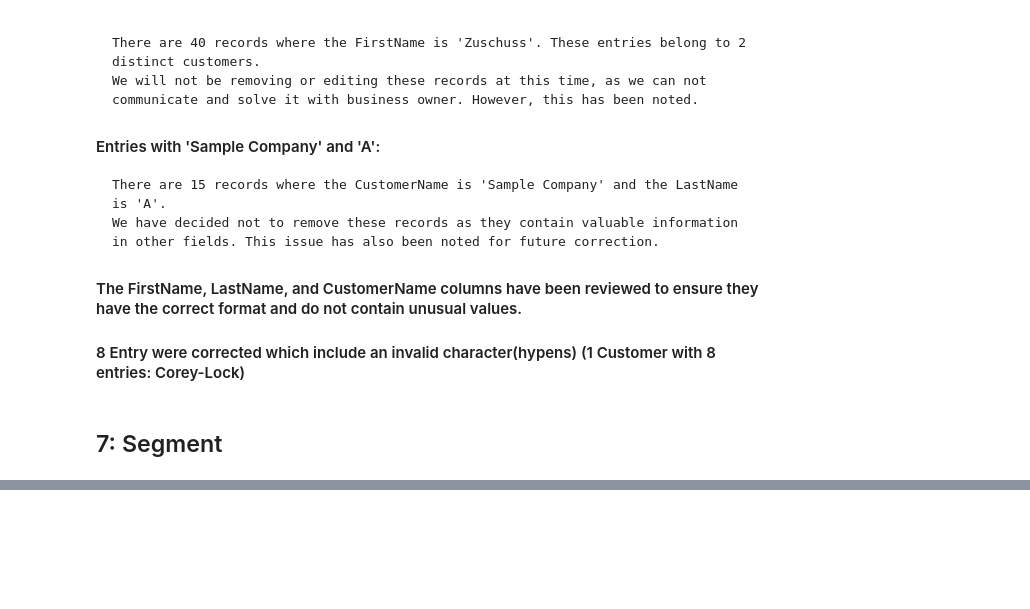
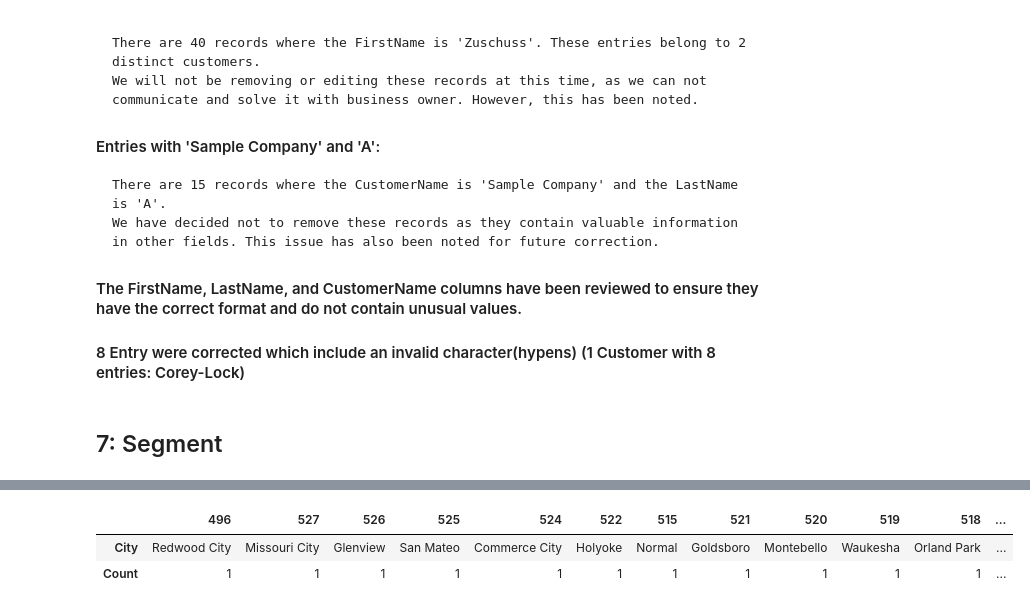
Before and after one commit to airsahin/BI-Analysis-ECommerce, a Jupyter notebook: EComProject.ipynb, the cells around one changed output, grey strips where cells are left out. Saved outputs shown, nothing was run; the diff lists cells and outputs as text; code cells hidden in the pictures; blank space fills up the shorter version.

```diff
--- a/EComProject.ipynb
+++ b/EComProject.ipynb
@@ -698,0 +778,6 @@ memory usage: 7.1+ KB
+# %%
+city_counts_df.tail(50).T
+# %% [output]
+|  | 496 | 527 | 526 | 525 | 524 | 522 | 515 | 521 | 520 | 519 | 518 | ... |
+| City | Redwood City | Missouri City | Glenview | San Mateo | Commerce City | Holyoke | Normal | Goldsboro | Montebello | Waukesha | Orland Park | ... |
+| Count | 1 | 1 | 1 | 1 | 1 | 1 | 1 | 1 | 1 | 1 | 1 | ... |
```
Also changed, not shown: parts of 26 cells of this notebook.
